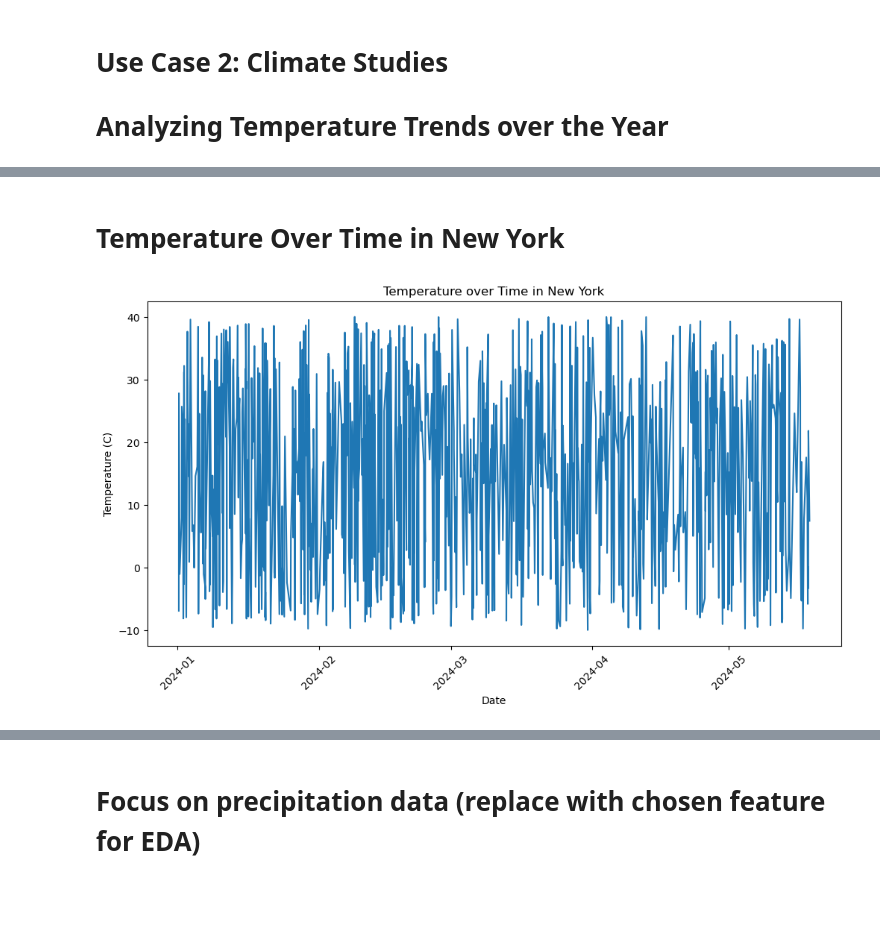
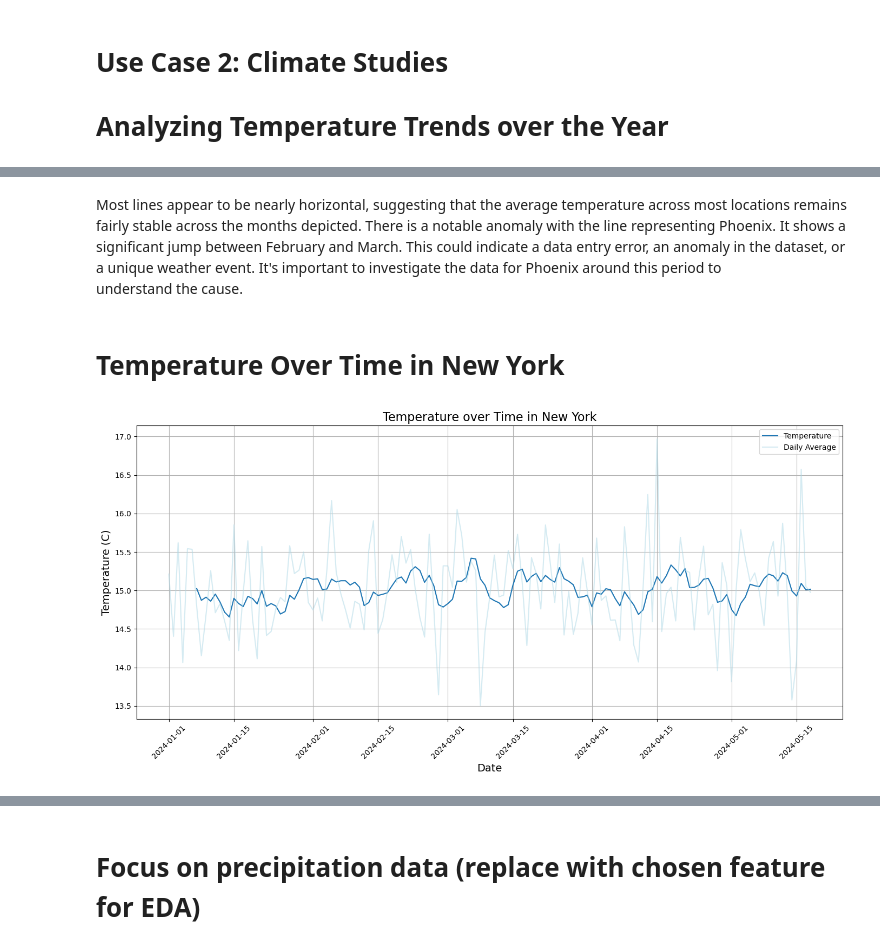
Before and after one commit to Shegszz/Weather-Data-Analysis, a Jupyter notebook: Weather Data Analysis and Visualization.ipynb, the cells around one changed output, grey strips where cells are left out. Cells and saved outputs as stored; diff of their text form; code cells hidden in the pictures; blank space fills up the shorter version.

```diff
--- a/Weather Data Analysis and Visualization.ipynb
+++ b/Weather Data Analysis and Visualization.ipynb
@@ -182,12 +186,34 @@ See the caveats in the documentation: https://pandas.pydata.org/pandas-docs/stab
+# %% [markdown]
+Most lines appear to be nearly horizontal, suggesting that the average temperature across most locations remains fairly stable across the months depicted.
+There is a notable anomaly with the line representing Phoenix.
+It shows a significant jump between February and March.
+This could indicate a data entry error, an anomaly in the dataset, or a unique weather event.
+It's important to investigate the data for Phoenix around this period to understand the cause.
 # %% [markdown]
 # Temperature Over Time in New York
-# %%
-plt.figure(figsize=(12, 6))
-sns.lineplot(x='Date_Time', y='Temperature_C', data=df[df['Location'] == 'New York'][:1000])
-plt.title('Temperature over Time in New York')
-plt.xlabel('Date')
-plt.ylabel('Temperature (C)')
-plt.xticks(rotation=45)
-plt.show()
-# %% [output]
-[figure, removed]
+# %%
+# Filter data for New York and aggregate by day
+ny_data = df[df['Location'] == 'New York'].set_index('Date_Time')
+ny_data_daily = ny_data['Temperature_C'].resample('D').mean().reset_index()
+
+
+# Apply a rolling mean to smooth the data (7-day window)
+ny_data_daily['Temperature_Smoothed'] = ny_data_daily['Temperature_C'].rolling(window=7).mean()
+
+
+# Plotting
+plt.figure(figsize=(14, 7))
+sns.lineplot(x='Date_Time', y='Temperature_Smoothed', data=ny_data_daily, label='Temperature')
+sns.lineplot(x='Date_Time', y='Temperature_C', data=ny_data_daily, color='lightblue', alpha=0.5, label='Daily Average')
+
+
+plt.title('Temperature over Time in New York', fontsize=16)
+plt.xlabel('Date', fontsize=14)
+plt.ylabel('Temperature (C)', fontsize=14)
+plt.xticks(rotation=45)
+plt.legend()
+plt.grid(True)
+plt.tight_layout()
+plt.show()
+# %% [output]
+[figure, added]
```
Also changed, not shown: parts of 14 cells of this notebook.
